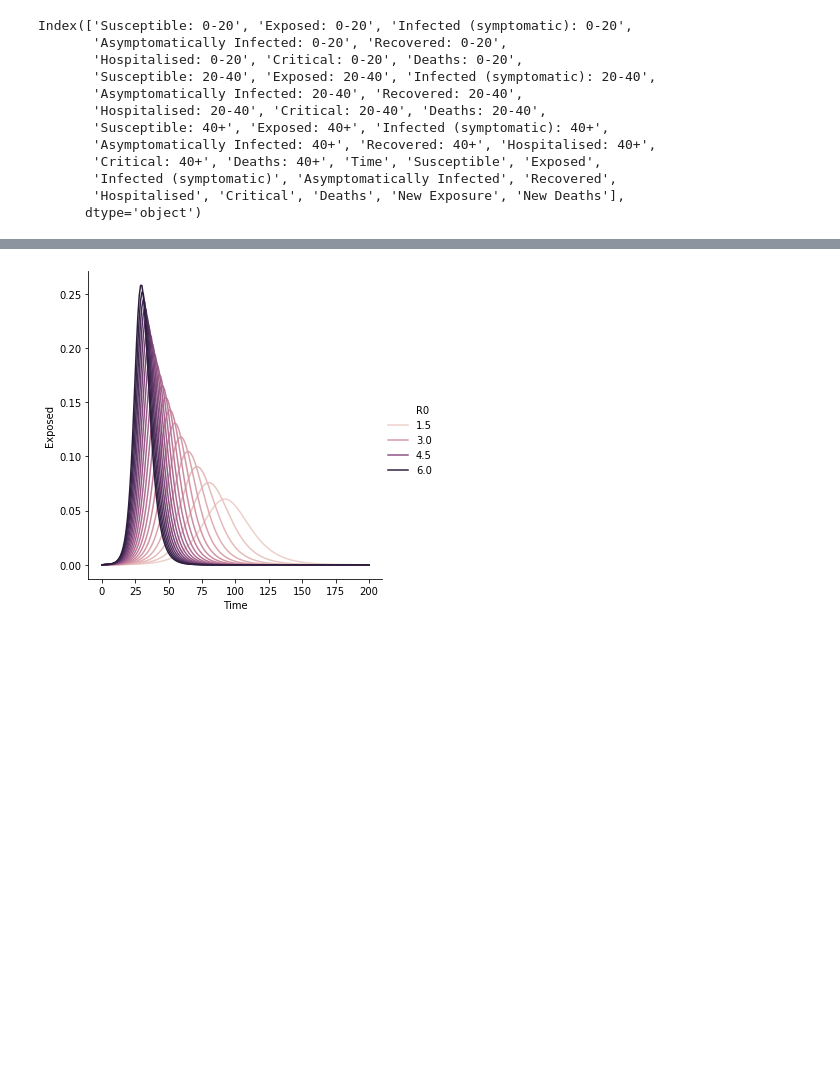
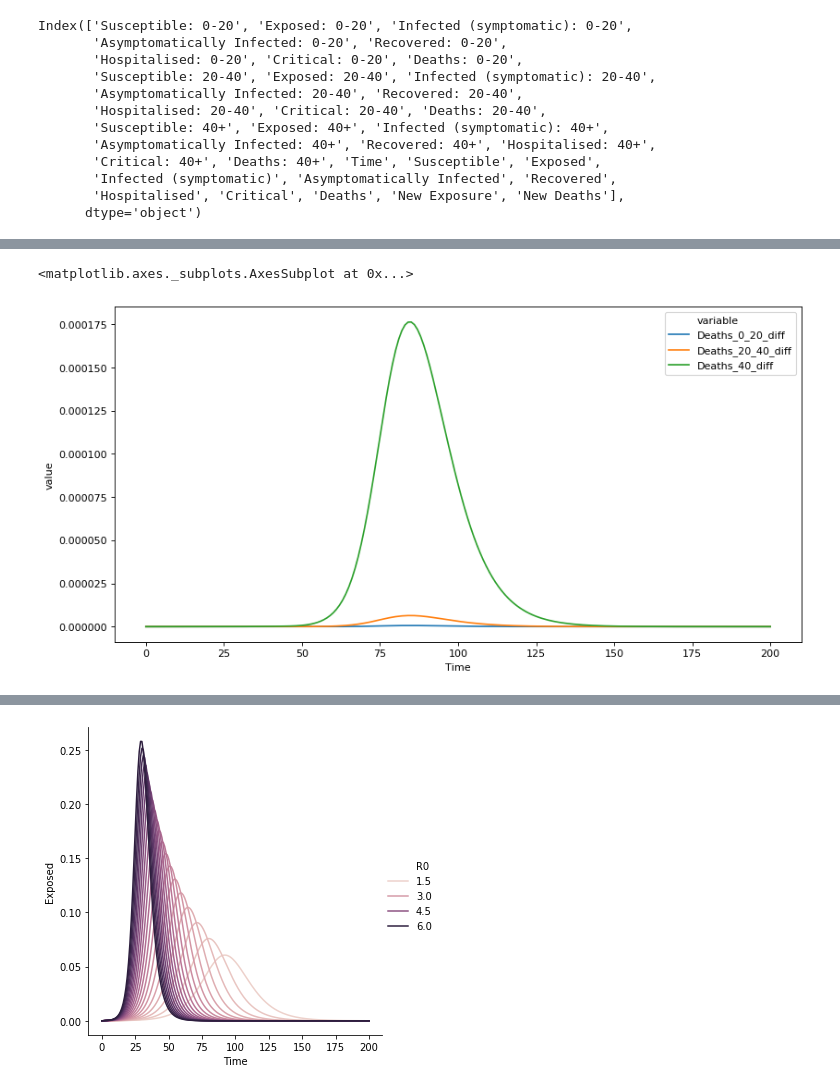
Before and after one commit to gonzrubio/Tucker_ABM, a Jupyter notebook: DataViz.ipynb, the cells around one changed output, grey strips where cells are left out. Saved outputs shown, nothing was run; the diff lists cells and outputs as text; code cells hidden in the pictures; blank space fills up the shorter version.

```diff
--- a/DataViz.ipynb
+++ b/DataViz.ipynb
@@ -76,0 +81,10 @@ sns.lineplot(x = 'Time', y = 'value', data = multiple_infected, hue = 'variable'
+# %%
+middle['Exposed_0_20_diff'] = middle['Exposed: 0-20'].diff().fillna(0)
+middle['Exposed_20_40_diff'] = middle['Exposed: 20-40'].diff().fillna(0)
+middle['Exposed_40_diff'] = middle['Exposed: 40+'].diff().fillna(0)
+middle['Hospitalised_0_20_diff'] = middle['Hospitalised: 0-20'].diff().fillna(0)
+middle['Hospitalised_20_40_diff'] = middle['Hospitalised: 20-40'].diff().fillna(0)
+middle['Hospitalised_40_diff'] = middle['Hospitalised: 40+'].diff().fillna(0)
+middle['Deaths_0_20_diff'] = middle['Deaths: 0-20'].diff().fillna(0)
+middle['Deaths_20_40_diff'] = middle['Deaths: 20-40'].diff().fillna(0)
+middle['Deaths_40_diff'] = middle['Deaths: 40+'].diff().fillna(0)
@@ -76,0 +101,5 @@ sns.lineplot(x = 'Time', y = 'value', data = multiple_infected, hue = 'variable'
+# %%
+multiple_deaths_diff = pd.melt(middle, id_vars = ['Time'], value_vars = ['Deaths_0_20_diff',
+                                                                    'Deaths_20_40_diff',
+                                                                    'Deaths_40_diff',
+                                                                    ])
@@ -76,0 +117,6 @@ sns.lineplot(x = 'Time', y = 'value', data = multiple_infected, hue = 'variable'
+# %%
+figure(num=None, figsize=(12, 6), dpi=80, facecolor='w', edgecolor='k')
+sns.lineplot(x = 'Time', y = 'value', data = multiple_deaths_diff, hue = 'variable')
+# %% [output]
+<matplotlib.axes._subplots.AxesSubplot at 0x...>
+[figure, added]
```
Also changed, not shown: parts of 14 cells of this notebook, 1 other file.
